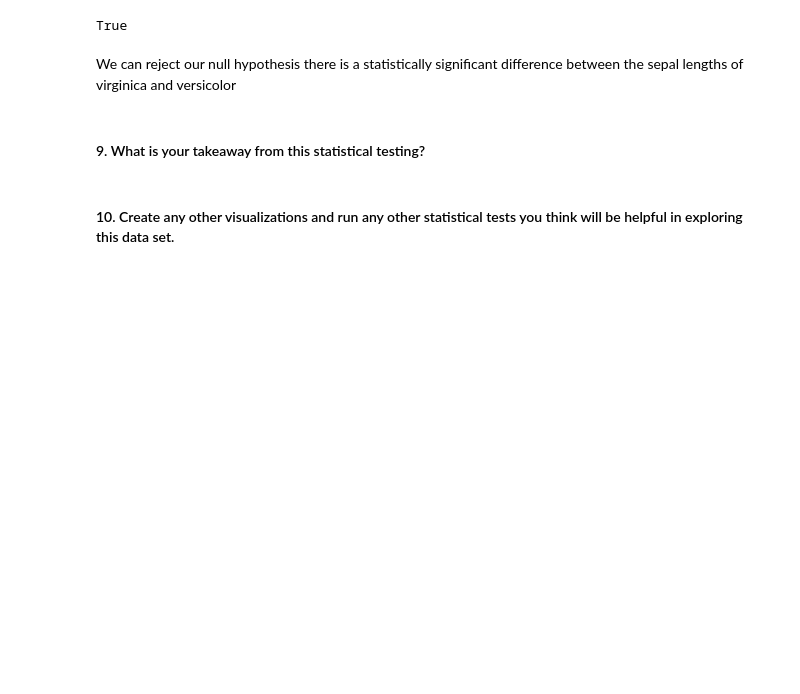
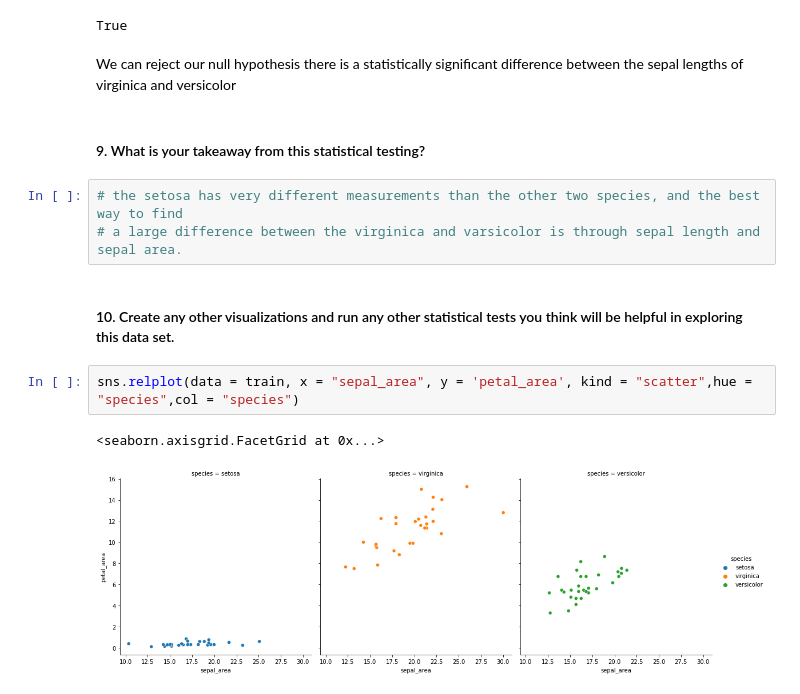
Before and after one commit to JaredVahle/classification-exercises, a Jupyter notebook: explore_exercises.ipynb, the cells around one changed output. Cells and saved outputs as stored; diff of their text form; blank space fills up the shorter version.

```diff
--- a/explore_exercises.ipynb
+++ b/explore_exercises.ipynb
@@ -231,5 +241,13 @@ True
 We can reject our null hypothesis there is a statistically significant difference between the sepal lengths of virginica and versicolor
 # %% [markdown]
 #### 9. What is your takeaway from this statistical testing?
+# %%
+# the setosa has very different measurements than the other two species, and the best way to find
+# a large difference between the virginica and varsicolor is through sepal length and sepal area.
 # %% [markdown]
 #### 10. Create any other visualizations and run any other statistical tests you think will be helpful in exploring this data set.
+# %%
+sns.relplot(data = train, x = "sepal_area", y = 'petal_area', kind = "scatter",hue = "species",col = "species")
+# %% [output]
+<seaborn.axisgrid.FacetGrid at 0x...>
+[figure, added]
```
Also changed, not shown: parts of 3 cells of this notebook, 1 other file.
